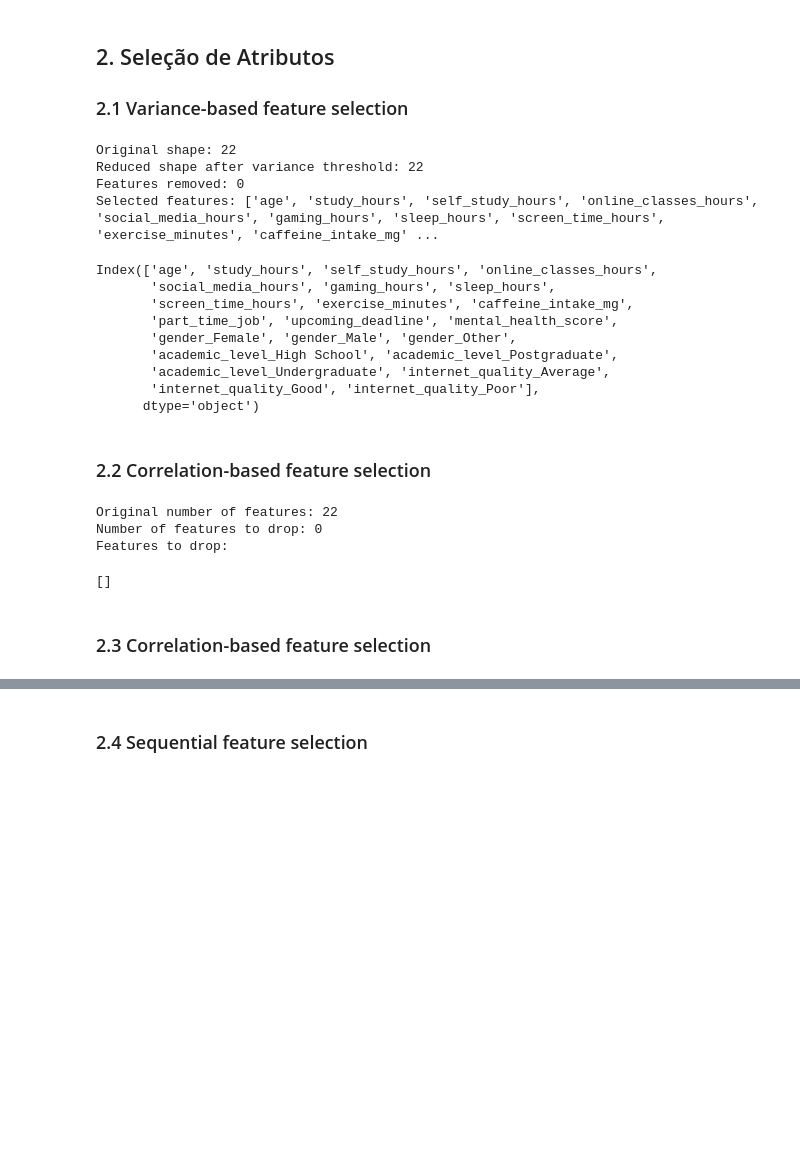
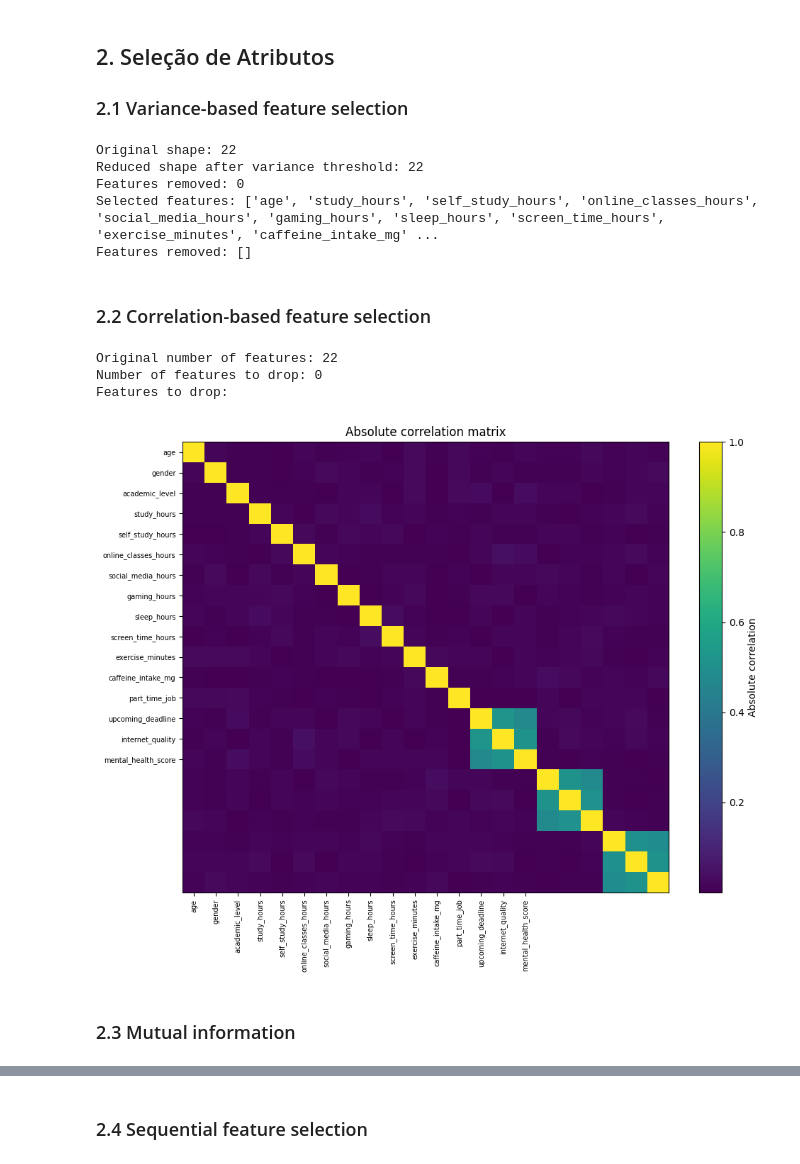
Before and after one commit to OJsan-ForReal/FAA-G22, a Jupyter notebook: projeto_G22_Classificacao.ipynb, the cells around one changed output, grey strips where cells are left out. Drawn from its saved outputs; the diff is of its cells as text; code cells hidden in the pictures; blank space fills up the shorter version.

```diff
--- a/projeto_G22_Classificacao.ipynb
+++ b/projeto_G22_Classificacao.ipynb
@@ -264,33 +264,30 @@ X_test_var = selector_var.transform(X_test)
 
 # 获取保留的特征
 selected_var_features = X_learning.columns[selector_var.get_support()]
+
+var_features_removed = []  # 创建一个空列表
+for col in X_learning.columns:      # 遍历每一个特征名
+    if col not in selected_var_features:   # 如果这个特征不在"被选中的特征列表"里
+        var_features_removed.append(col)   # 就把它加入"被移除的特征列表"
+
+
 print(f"Original shape: {X_learning.shape[1]}")
 print(f"Reduced shape after variance threshold: {X_learning_var.shape[1]}")
 print(f"Features removed: {X_learning.shape[1] - X_learning_var.shape[1]}")
 print(f"Selected features: {list(selected_var_features)}")
+print(f"Features removed: {var_features_removed}")
 selected_var_features
 
 # normalizing data
 scaler = StandardScaler()
 X_learning_var_scaled = scaler.fit_transform(X_learning_var)
 X_test_var_scaled = scaler.transform(X_test_var)
-
-
-# training the model 这不用写我们在下面实际模型里用这个数据
 # %% [output]
 Original shape: 22
 Reduced shape after variance threshold: 22
 Features removed: 0
 Selected features: ['age', 'study_hours', 'self_study_hours', 'online_classes_hours', 'social_media_hours', 'gaming_hours', 'sleep_hours', 'screen_time_hours', 'exercise_minutes', 'caffeine_intake_mg' ...
+Features removed: []
-Index(['age', 'study_hours', 'self_study_hours', 'online_classes_hours',
-       'social_media_hours', 'gaming_hours', 'sleep_hours',
-       'screen_time_hours', 'exercise_minutes', 'caffeine_intake_mg',
-       'part_time_job', 'upcoming_deadline', 'mental_health_score',
-       'gender_Female', 'gender_Male', 'gender_Other',
-       'academic_level_High School', 'academic_level_Postgraduate',
-       'academic_level_Undergraduate', 'internet_quality_Average',
-       'internet_quality_Good', 'internet_quality_Poor'],
-      dtype='object')
 # %% [markdown]
 ### 2.2 Correlation-based feature selection
 # %%
@@ -307,13 +304,38 @@ print(f"Original number of features: {X_learning.shape[1]}")
 print(f"Number of features to drop: {len(to_drop_corr)}")
 print("Features to drop:")
 to_drop_corr
+
+
+# 移除高度相关的特征
+X_learning_corr = X_learning.drop(columns=to_drop_corr)
+X_test_corr = X_test.drop(columns=to_drop_corr)
+# print(f"保留特征数: {X_learning_corr.shape[1]}")
+
+# 标准化并训练模型
+scaler = StandardScaler()
+X_learning_corr_scaled = scaler.fit_transform(X_learning_corr)
+X_test_corr_scaled = scaler.transform(X_test_corr)
 # %% [output]
 Original number of features: 22
 Number of features to drop: 0
 Features to drop:
-[]
+# %%
+import matplotlib.pyplot as plt
+
+
+
+plt.figure(figsize=(10, 8))
+plt.imshow(corr_matrix, cmap="viridis", aspect="auto")
+plt.colorbar(label="Absolute correlation")
+plt.title("Absolute correlation matrix")
+plt.xticks(range(len(X.columns)), X.columns, rotation=90, fontsize=7)
+plt.yticks(range(len(X.columns)), X.columns, fontsize=7)
+plt.tight_layout()
+plt.show()
+# %% [output]
+[figure, added]
 # %% [markdown]
-### 2.3 Correlation-based feature selection
+### 2.3 Mutual information
 # %%
 from sklearn.feature_selection import mutual_info_classif
 
```
Also changed, not shown: parts of 21 cells of this notebook.
